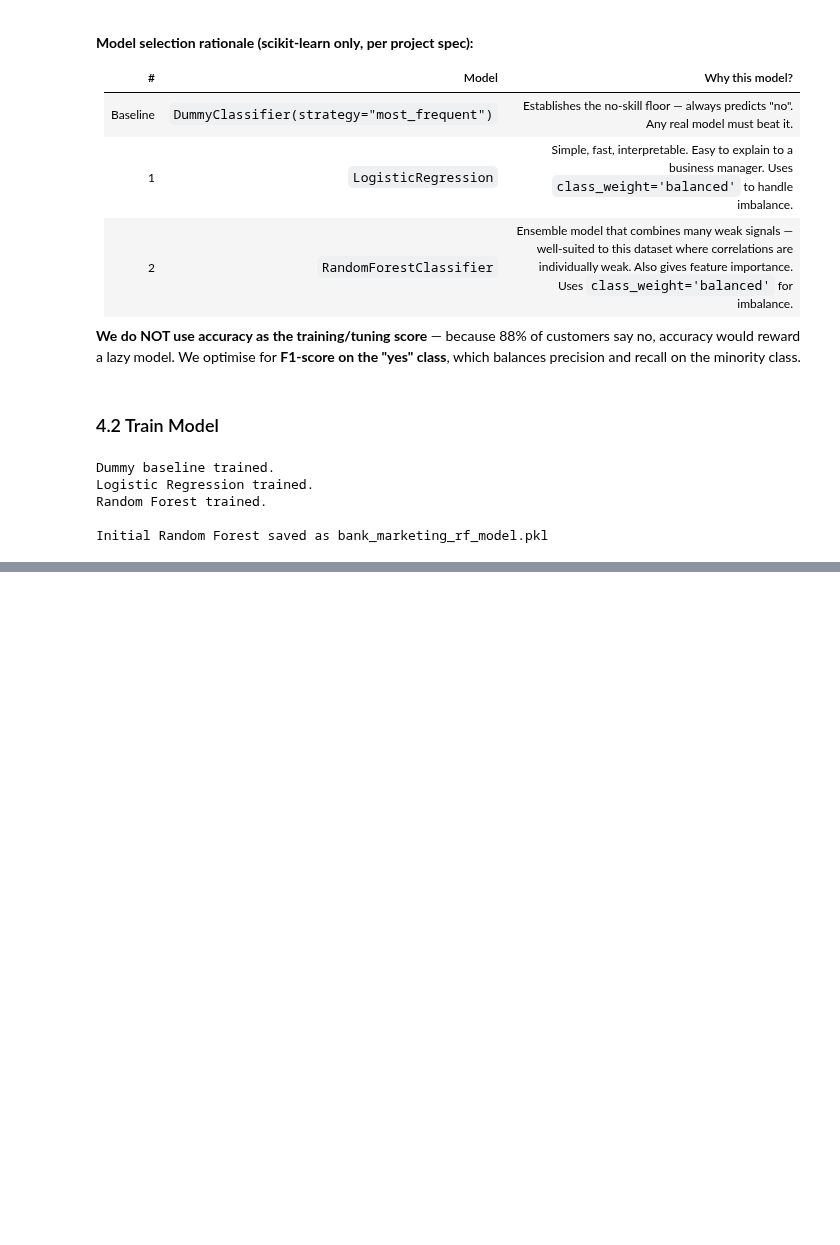
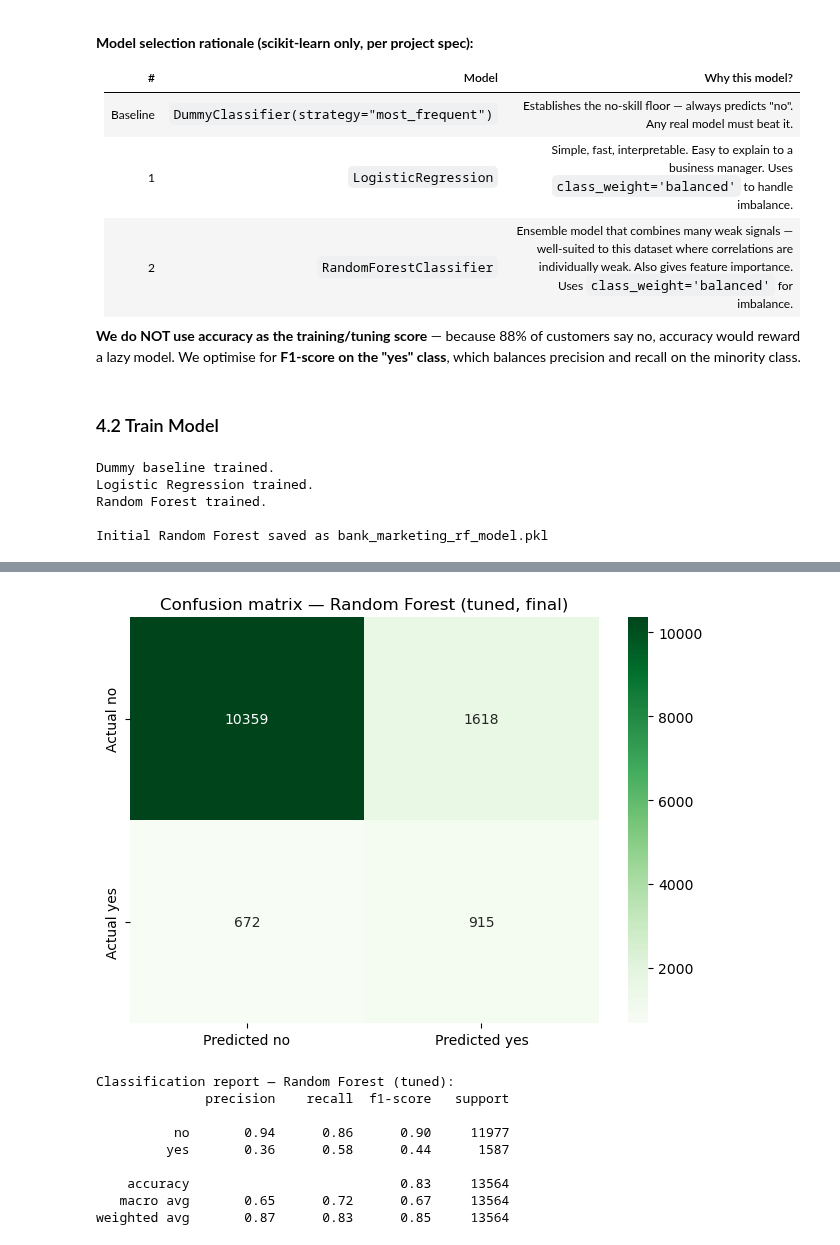
Before and after one commit to gavinlautp/mldp-bank-marketing, a Jupyter notebook: MLDP_Program_Codes.ipynb, the cells around one changed output, grey strips where cells are left out. Cells and saved outputs as stored; diff of their text form; code cells hidden in the pictures; blank space fills up the shorter version.

```diff
--- a/MLDP_Program_Codes.ipynb
+++ b/MLDP_Program_Codes.ipynb
@@ -481,0 +740,11 @@ Initial Random Forest saved as bank_marketing_rf_model.pkl
+# %%
+## Evaluate the tuned model on the held-out test set
+rf_tuned = rs_rf.best_estimator_
+tuned_result = evaluate_model("Random Forest (tuned)", rf_tuned, X_test, y_test)
+
+## Add the tuned model to the comparison table
+results.append(tuned_result)
+results_df = pd.DataFrame(results).set_index("Model").round(3)
+
+print("Final comparison of all models on the test set:")
+results_df
@@ -481,0 +783,25 @@ Initial Random Forest saved as bank_marketing_rf_model.pkl
+# %%
+## Confusion matrix of the tuned Random Forest — this is our final model
+cm_tuned = confusion_matrix(y_test, rf_tuned.predict(X_test))
+
+sns.heatmap(cm_tuned, annot=True, fmt="d", cmap="Greens",
+            xticklabels=["Predicted no", "Predicted yes"],
+            yticklabels=["Actual no", "Actual yes"])
+plt.title("Confusion matrix — Random Forest (tuned, final)")
+plt.tight_layout()
+plt.show()
+
+## Detailed classification report
+print("\nClassification report — Random Forest (tuned):")
+print(classification_report(y_test, rf_tuned.predict(X_test), target_names=["no", "yes"]))
+# %% [output]
+[figure, added]
+Classification report — Random Forest (tuned):
+              precision    recall  f1-score   support
+
+          no       0.94      0.86      0.90     11977
+         yes       0.36      0.58      0.44      1587
+
+    accuracy                           0.83     13564
+   macro avg       0.65      0.72      0.67     13564
+weighted avg       0.87      0.83      0.85     13564
```
Also changed, not shown: parts of 28 cells of this notebook.
